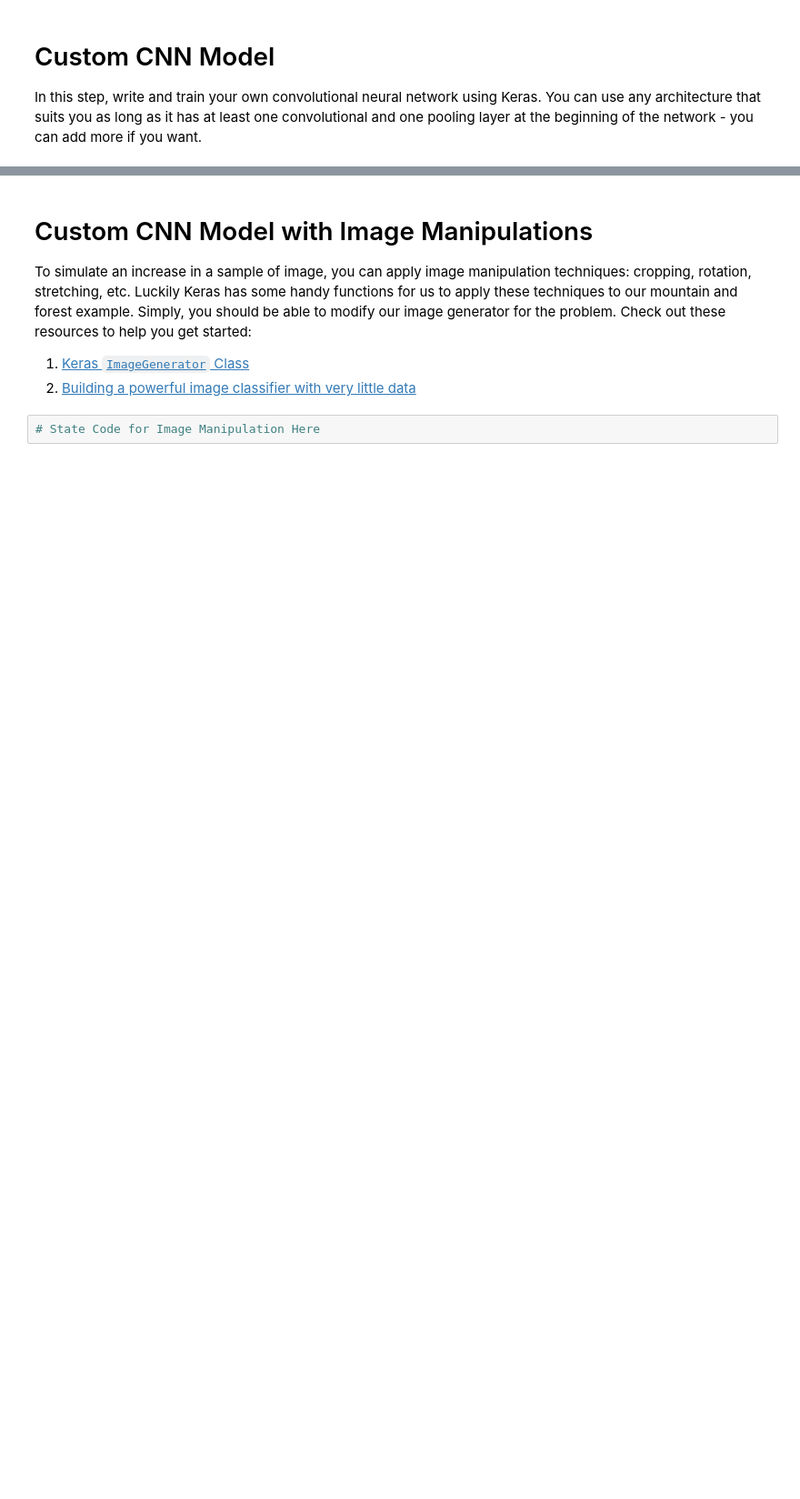
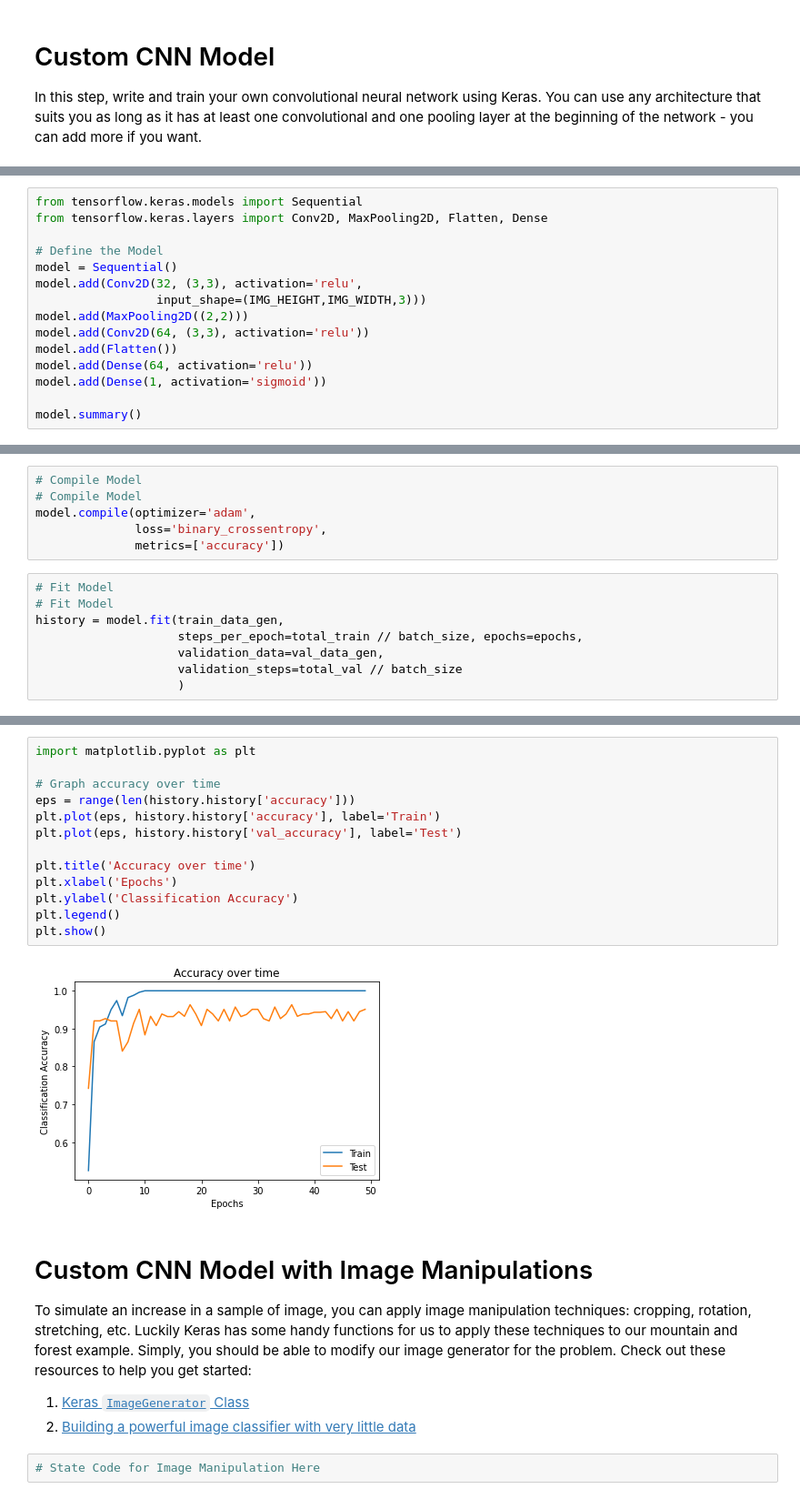
Before and after one commit to jacobpad/DS-Unit-4-Sprint-3-Deep-Learning, a Jupyter notebook: module2-convolutional-neural-networks/UPDATED_LS_DS_432_Convolution_Neural_Networks_Assignment.ipynb, the cells around one changed output, grey strips where cells are left out. Shown at 91% size. Drawn from its saved outputs; the diff is of its cells as text; blank space fills up the shorter version.

```diff
--- a/module2-convolutional-neural-networks/UPDATED_LS_DS_432_Convolution_Neural_Networks_Assignment.ipynb
+++ b/module2-convolutional-neural-networks/UPDATED_LS_DS_432_Convolution_Neural_Networks_Assignment.ipynb
@@ -160,0 +334,15 @@ In this step, write and train your own convolutional neural network using Keras.
+# %%
+from tensorflow.keras.models import Sequential
+from tensorflow.keras.layers import Conv2D, MaxPooling2D, Flatten, Dense
+
+# Define the Model
+model = Sequential()
+model.add(Conv2D(32, (3,3), activation='relu',
+                 input_shape=(IMG_HEIGHT,IMG_WIDTH,3)))
+model.add(MaxPooling2D((2,2)))
+model.add(Conv2D(64, (3,3), activation='relu'))
+model.add(Flatten())
+model.add(Dense(64, activation='relu'))
+model.add(Dense(1, activation='sigmoid'))
+
+model.summary()
@@ -160,0 +370,14 @@ In this step, write and train your own convolutional neural network using Keras.
+# %%
+# Compile Model
+# Compile Model
+model.compile(optimizer='adam',
+              loss='binary_crossentropy',
+              metrics=['accuracy'])
+# %%
+# Fit Model
+# Fit Model
+history = model.fit(train_data_gen,
+                    steps_per_epoch=total_train // batch_size, epochs=epochs,
+                    validation_data=val_data_gen,
+                    validation_steps=total_val // batch_size
+                    )
@@ -161,3 +402,18 @@ In this step, write and train your own convolutional neural network using Keras.
+# %%
+import matplotlib.pyplot as plt
+
+# Graph accuracy over time
+eps = range(len(history.history['accuracy']))
+plt.plot(eps, history.history['accuracy'], label='Train')
+plt.plot(eps, history.history['val_accuracy'], label='Test')
+
+plt.title('Accuracy over time')
+plt.xlabel('Epochs')
+plt.ylabel('Classification Accuracy')
+plt.legend()
+plt.show()
+# %% [output]
+[figure, added]
 # %% [markdown]
 # Custom CNN Model with Image Manipulations
 
```
Also changed, not shown: parts of 31 cells of this notebook.
